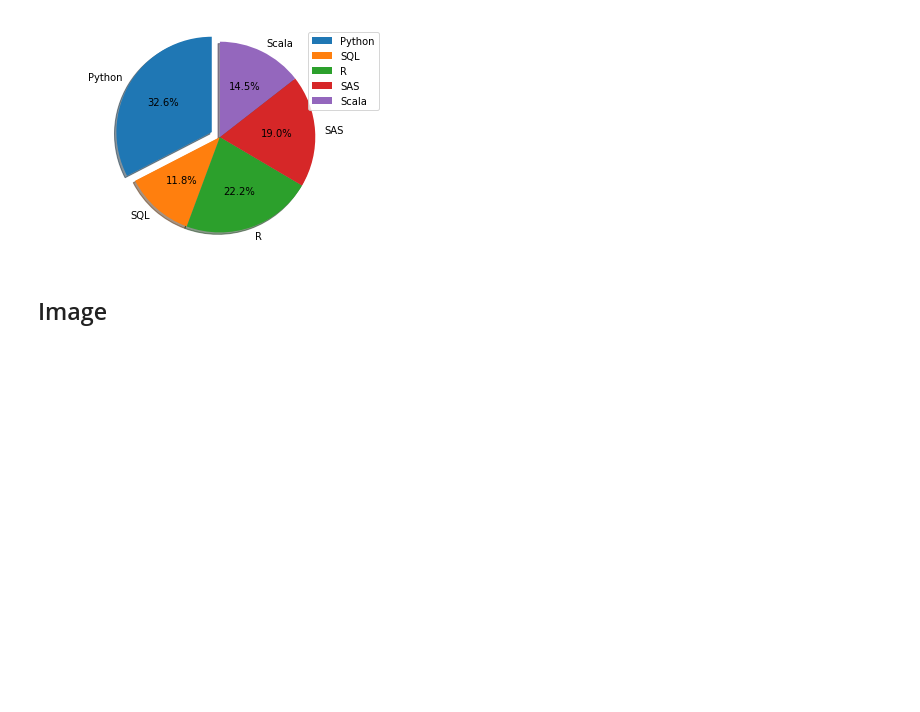
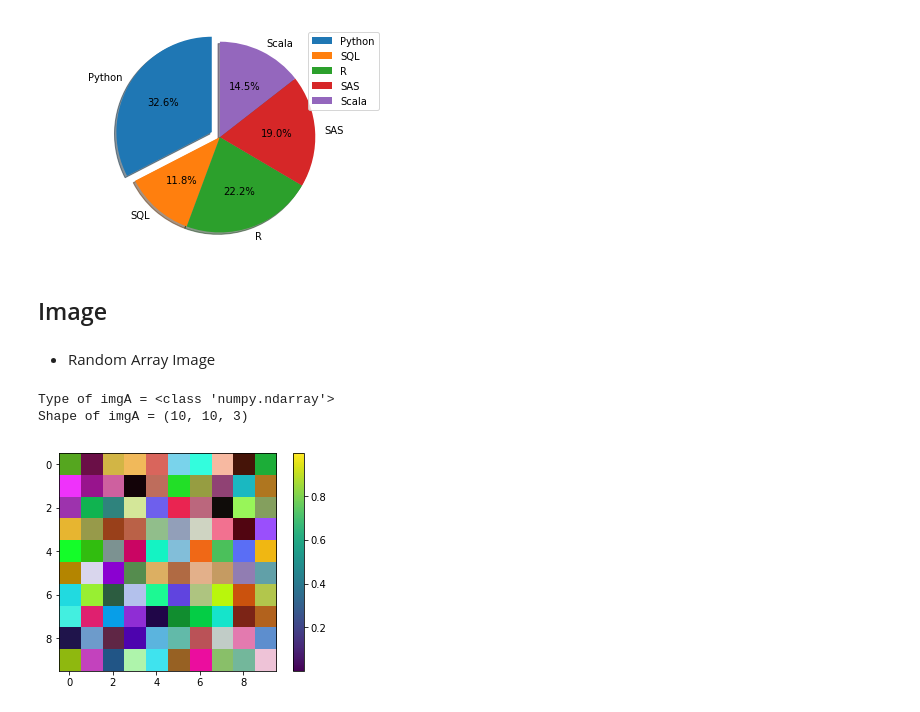
Before and after one commit to iamshihshan/PyOllyTutorial, a Jupyter notebook: 04_MatlibPlot.ipynb, the cells around one changed output. Saved outputs shown, nothing was run; the diff lists cells and outputs as text; code cells hidden in the pictures; blank space fills up the shorter version.

```diff
--- a/04_MatlibPlot.ipynb
+++ b/04_MatlibPlot.ipynb
@@ -262,3 +263,16 @@ plt.show()
 [figure]
 # %% [markdown]
 ## Image
+# %% [markdown]
+* Random Array Image
+# %%
+imgA = np.random.random(300).reshape([10, 10, 3])
+plt.imshow(imgA)
+plt.colorbar()
+
+print('Type of imgA =', type(imgA))
+print('Shape of imgA =', imgA.shape)
+# %% [output]
+Type of imgA = <class 'numpy.ndarray'>
+Shape of imgA = (10, 10, 3)
+[figure, added]
```
Also changed, not shown: parts of 12 cells of this notebook.
